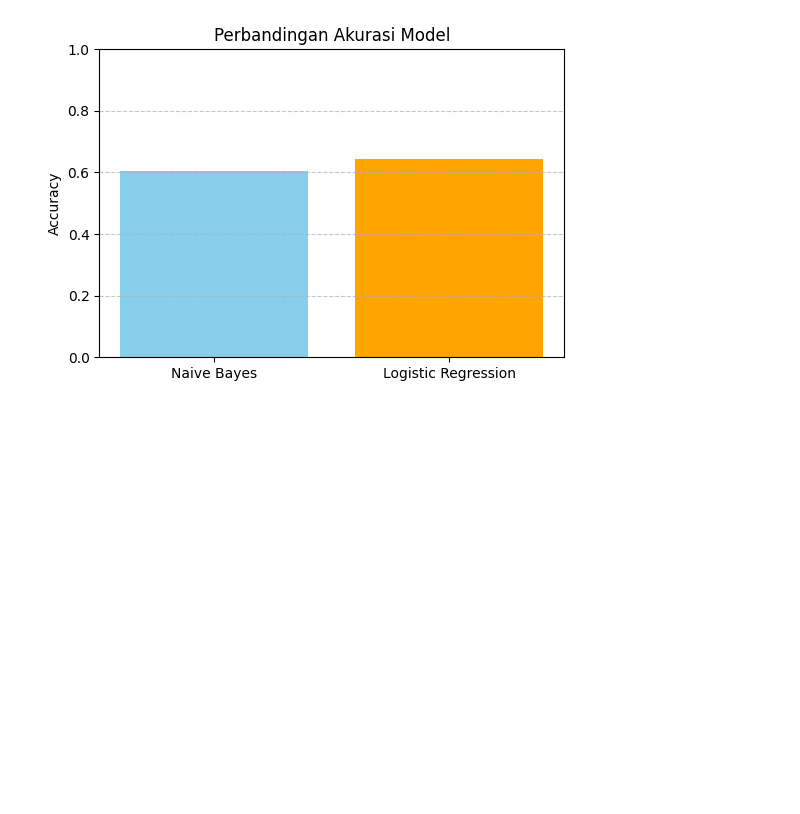
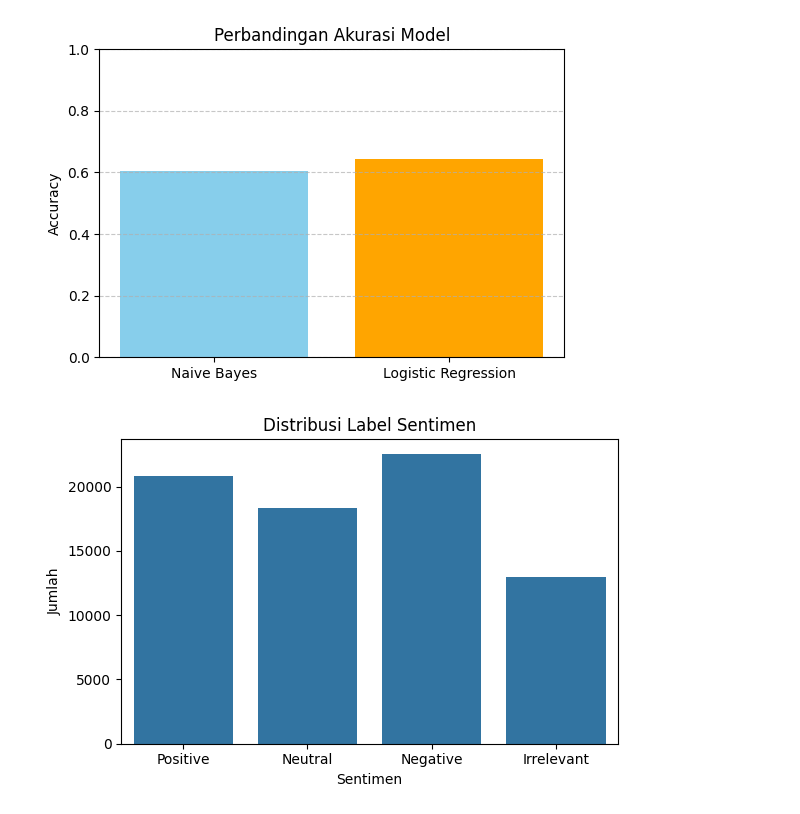
Before and after one commit to KharismaPutriFadila/NLP_UAS, a Jupyter notebook: A11_2022_14029.ipynb, the cells around one changed output. Drawn from its saved outputs; the diff is of its cells as text; code cells hidden in the pictures; blank space fills up the shorter version.

```diff
--- a/A11_2022_14029.ipynb
+++ b/A11_2022_14029.ipynb
@@ -157,3 +156,17 @@ Tabel Akurasi Model:
 0          Naive Bayes  0.604137
 1  Logistic Regression  0.643034
 [figure]
+# %%
+#Distribusi data sentimen (untuk melihat distribusi jumlah data per kategori sentiment)
+import seaborn as sns
+import matplotlib.pyplot as plt
+
+plt.figure(figsize=(6,4))
+sns.countplot(x='Sentiment', data=df)
+plt.title("Distribusi Label Sentimen")
+plt.xlabel("Sentimen")
+plt.ylabel("Jumlah")
+plt.tight_layout()
+plt.show()
+# %% [output]
+[figure, added]
```
Also changed, not shown: parts of 2 cells of this notebook.
